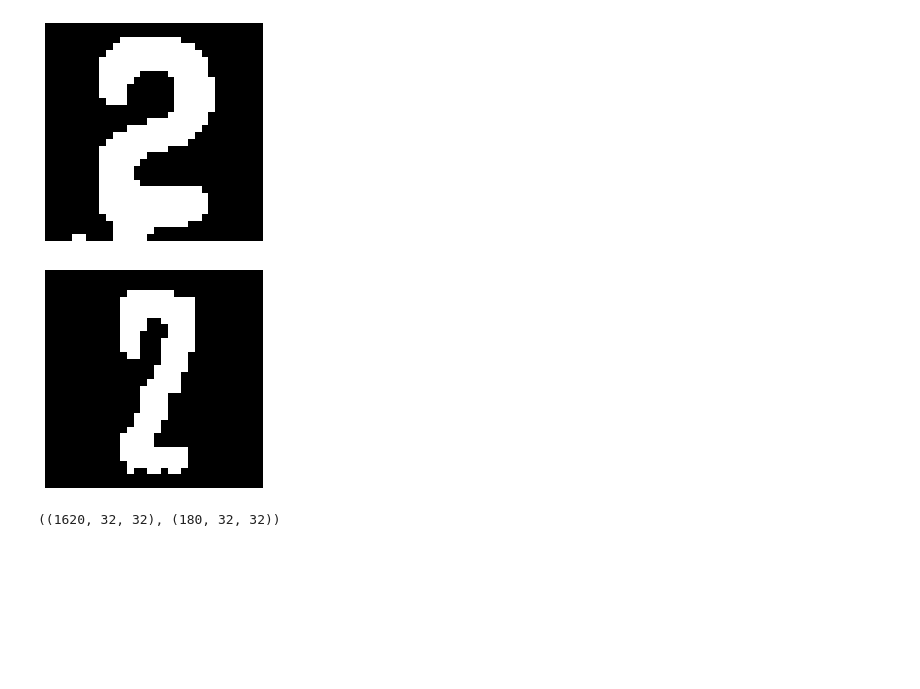
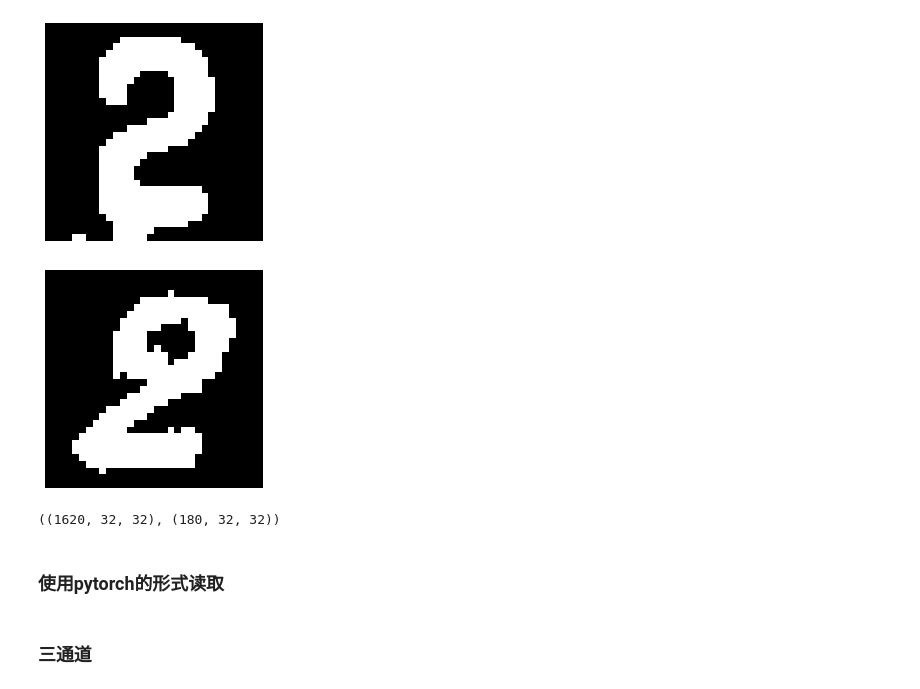
Before and after one commit to fanmeilin/ocr_partition, a Jupyter notebook: pytorch_net.ipynb, the cells around one changed output. Saved outputs shown, nothing was run; the diff lists cells and outputs as text; code cells hidden in the pictures; blank space fills up the shorter version.

Commit message:
update augment and net

```diff
--- a/pytorch_net.ipynb
+++ b/pytorch_net.ipynb
@@ -108,17 +102,21 @@ test_input_dir = "./result/temp_data/?/"
 test_images,test_labels = readImgAPathWithNorm(test_input_dir)
 # %%
-train_input_dir = "./result/augment_data/augment_mask_Gaussion/?/"
+train_input_dir = "../result/augment_data/augment_mask_Gaussion/?/"
 train_images,train_labels = readImgAPathWithNorm_noBlur(train_input_dir)
 # %%
-showImg(train_images[100])
+showImg(train_images[110])
 # %% [output]
-[figure, old version]
+[figure, new version]
 # %%
 train_x, val_x, train_y, val_y = train_test_split(train_images, train_labels, test_size = 0.1)
 # %%
 train_x.shape,val_x.shape
 # %% [output]
 ((1620, 32, 32), (180, 32, 32))
+# %% [markdown]
+### 使用pytorch的形式读取
+# %% [markdown]
+### 三通道
 # %%
 train_transforms = transforms.Compose([transforms.RandomRotation(5),
                                        transforms.Resize(32),
```
Also changed, not shown: parts of 51 cells of this notebook, 1 other file.
